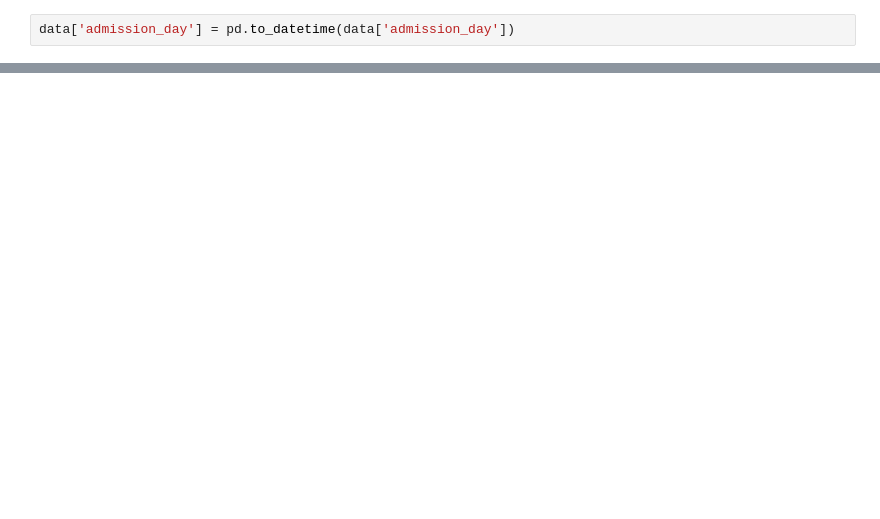
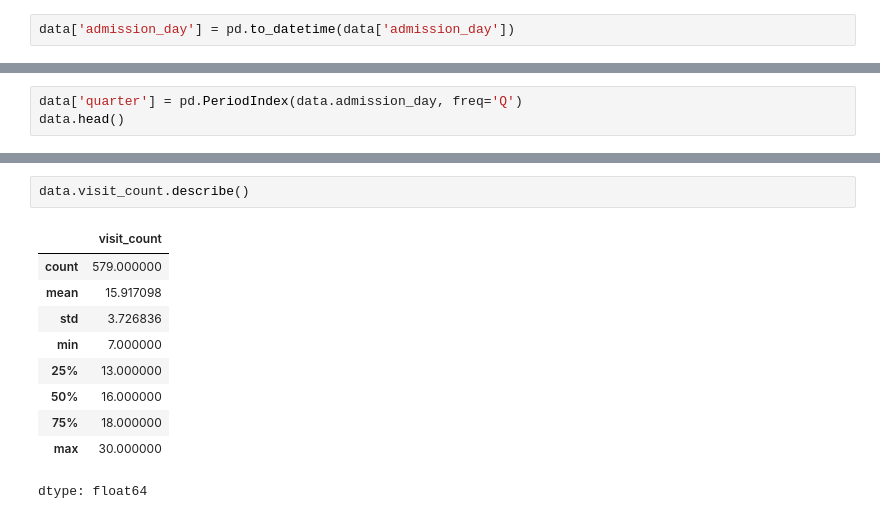
Before and after one commit to Mikayla-ds2/surge-sense, a Jupyter notebook: time_series_eda.ipynb, the cells around one changed output, grey strips where cells are left out. Saved outputs shown, nothing was run; the diff lists cells and outputs as text; blank space fills up the shorter version.

```diff
--- a/time_series_eda.ipynb
+++ b/time_series_eda.ipynb
@@ -113,0 +93,3 @@ plt.show()
+# %%
+data['quarter'] = pd.PeriodIndex(data.admission_day, freq='Q')
+data.head()
@@ -113,0 +118,13 @@ plt.show()
+# %%
+data.visit_count.describe()
+# %% [output]
+|  | visit_count |
+| count | 579.000000 |
+| mean | 15.917098 |
+| std | 3.726836 |
+| min | 7.000000 |
+| 25% | 13.000000 |
+| 50% | 16.000000 |
+| 75% | 18.000000 |
+| max | 30.000000 |
+dtype: float64
```
Also changed, not shown: parts of 10 cells of this notebook.
